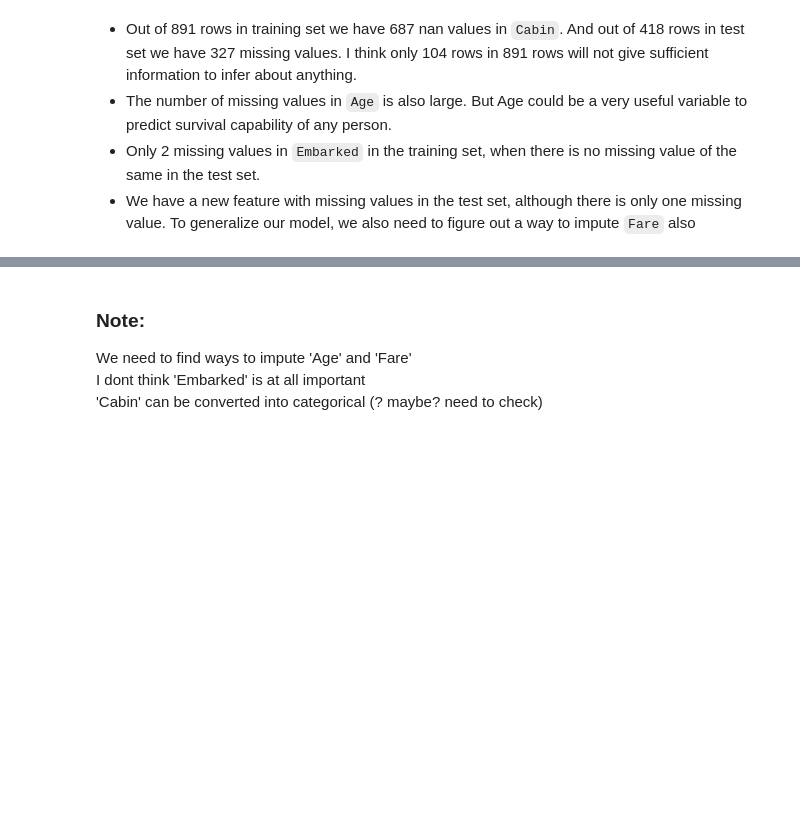
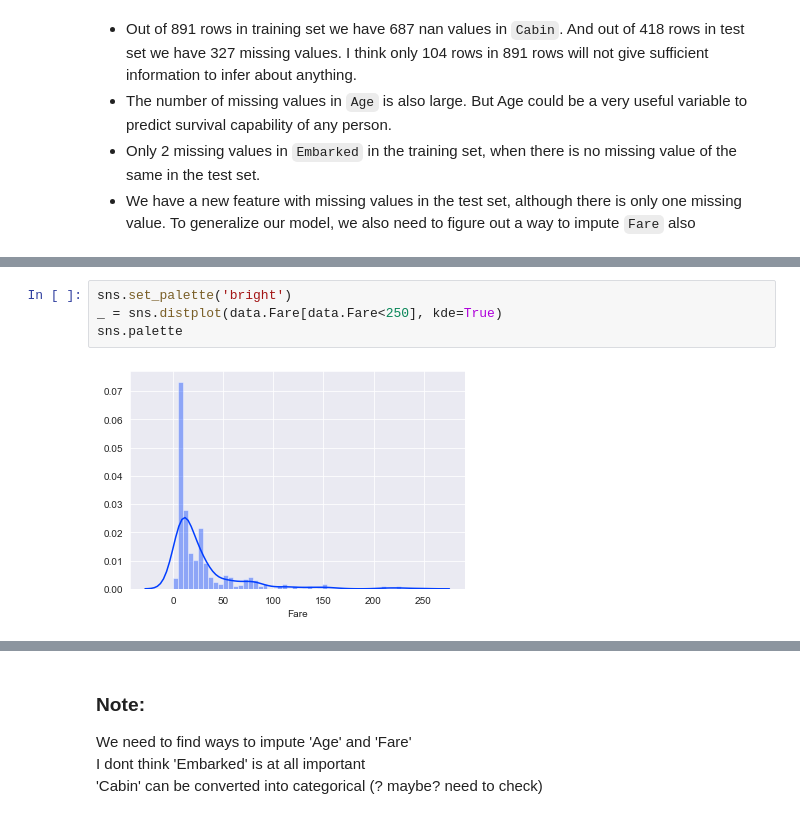
Before and after one commit to pritam-dey3/Titanic-Passenger-Survival-Prediction, a Jupyter notebook: titanic.ipynb, the cells around one changed output, grey strips where cells are left out. Drawn from its saved outputs; the diff is of its cells as text; blank space fills up the shorter version.

```diff
--- a/titanic.ipynb
+++ b/titanic.ipynb
@@ -76,0 +104,6 @@ data[(data.Pclass == 3) & (~data.Cabin.isnull())].shape
+# %%
+sns.set_palette('bright')
+_ = sns.distplot(data.Fare[data.Fare<250], kde=True)
+sns.palette
+# %% [output]
+[figure, added]
```
Also changed, not shown: parts of 30 cells of this notebook, 5 other files.
